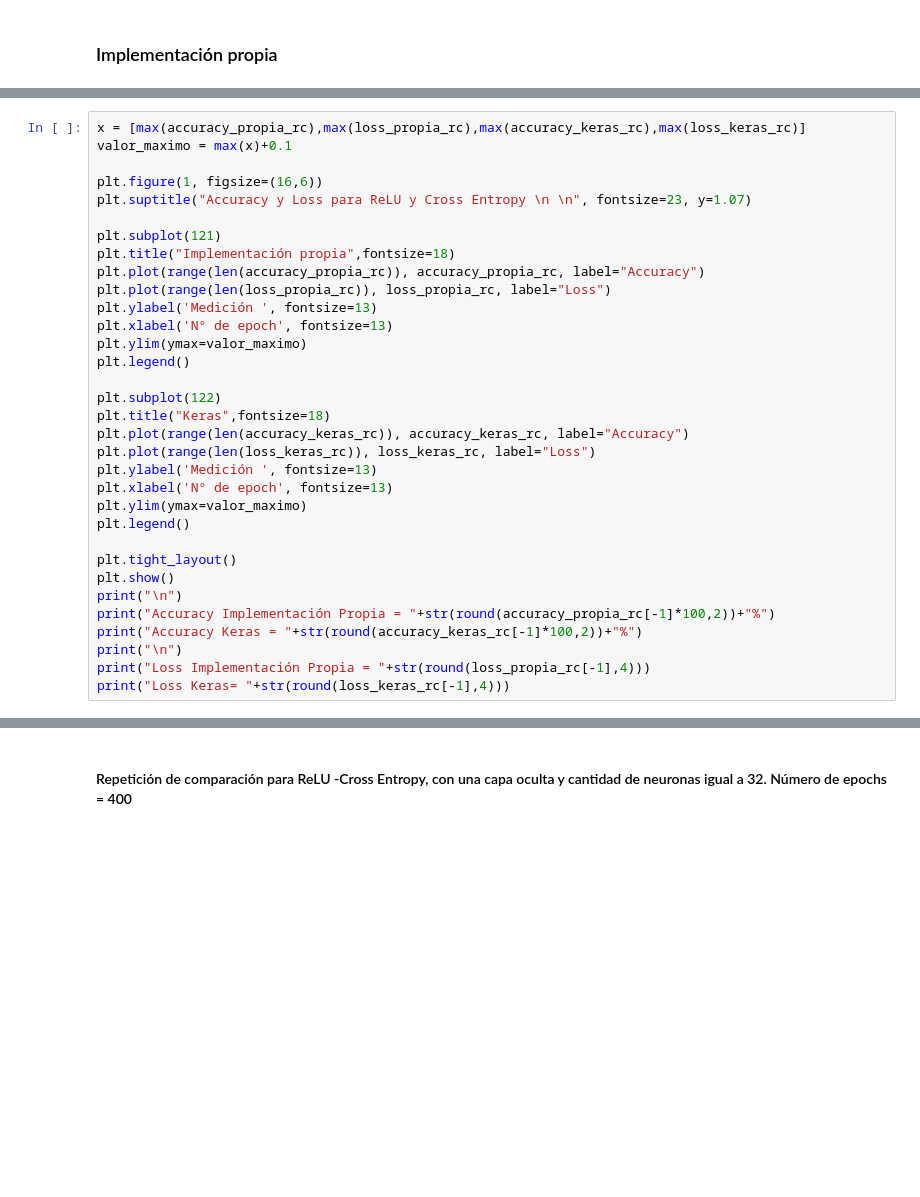
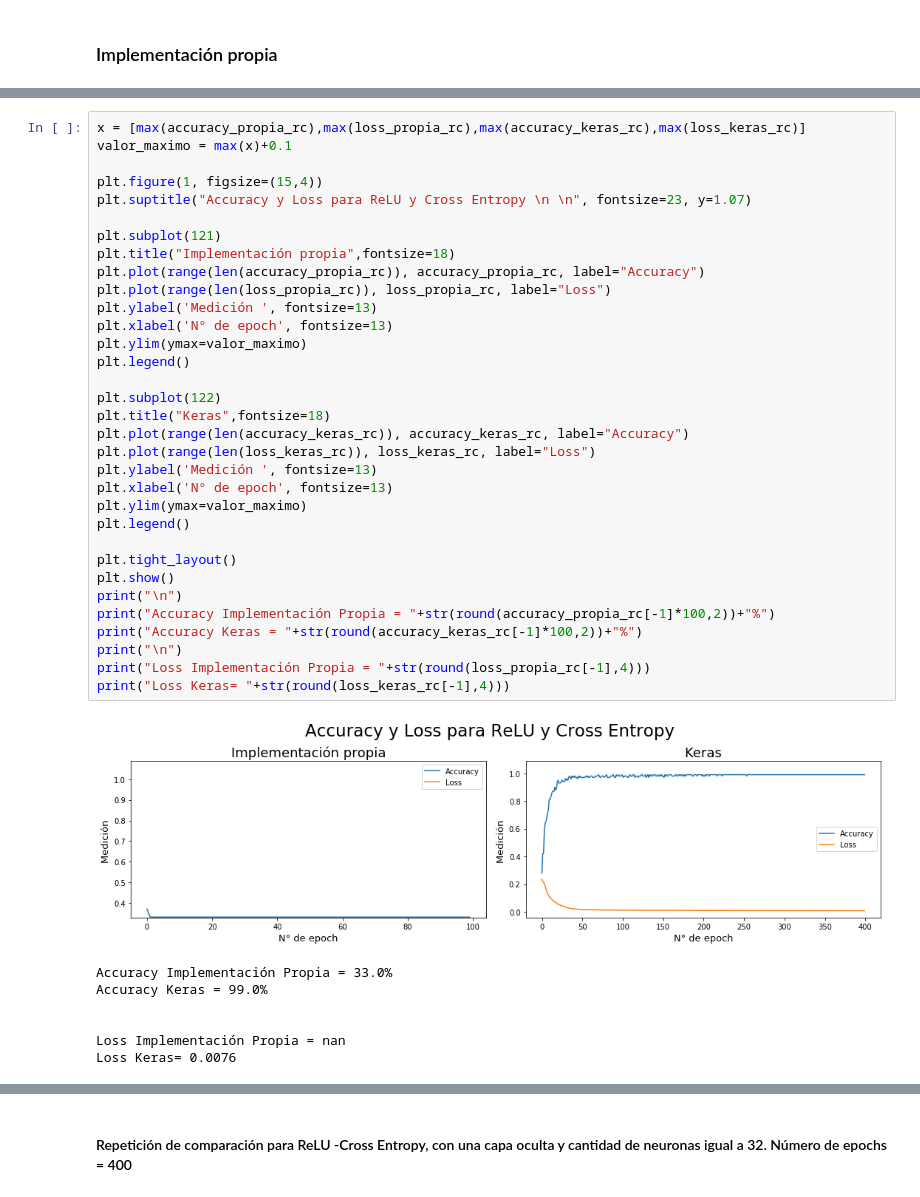
Before and after one commit to nachotp/Tarea0-INF395, a Jupyter notebook: Tarea-0-Felipe.ipynb, the cells around one changed output, grey strips where cells are left out. Cells and saved outputs as stored; diff of their text form; blank space fills up the shorter version.

```diff
--- a/Tarea-0-Felipe.ipynb
+++ b/Tarea-0-Felipe.ipynb
@@ -1259,35 +1476,43 @@ tiempo_propia_rc = nn_rc.log['tiempo']
 x = [max(accuracy_propia_rc),max(loss_propia_rc),max(accuracy_keras_rc),max(loss_keras_rc)]
 valor_maximo = max(x)+0.1
 
-plt.figure(1, figsize=(16,6))
+plt.figure(1, figsize=(15,4))
 plt.suptitle("Accuracy y Loss para ReLU y Cross Entropy \n \n", fontsize=23, y=1.07)
 
 plt.subplot(121)
 plt.title("Implementación propia",fontsize=18)
 plt.plot(range(len(accuracy_propia_rc)), accuracy_propia_rc, label="Accuracy")
 plt.plot(range(len(loss_propia_rc)), loss_propia_rc, label="Loss")
 plt.ylabel('Medición ', fontsize=13)
 plt.xlabel('N° de epoch', fontsize=13)
 plt.ylim(ymax=valor_maximo)
 plt.legend()
 
 plt.subplot(122)
 plt.title("Keras",fontsize=18)
 plt.plot(range(len(accuracy_keras_rc)), accuracy_keras_rc, label="Accuracy")
 plt.plot(range(len(loss_keras_rc)), loss_keras_rc, label="Loss")
 plt.ylabel('Medición ', fontsize=13)
 plt.xlabel('N° de epoch', fontsize=13)
 plt.ylim(ymax=valor_maximo)
 plt.legend()
 
 plt.tight_layout()
 plt.show()
 print("\n")
 print("Accuracy Implementación Propia = "+str(round(accuracy_propia_rc[-1]*100,2))+"%")
 print("Accuracy Keras = "+str(round(accuracy_keras_rc[-1]*100,2))+"%")
 print("\n")
 print("Loss Implementación Propia = "+str(round(loss_propia_rc[-1],4)))
 print("Loss Keras= "+str(round(loss_keras_rc[-1],4)))
+# %% [output]
+[figure, added]
+Accuracy Implementación Propia = 33.0%
+Accuracy Keras = 99.0%
+
+
+Loss Implementación Propia = nan
+Loss Keras= 0.0076
 # %%
 valor_maximo = max([max(tiempo_propia_rc),max(tiempos_keras_rc.logs)])
 
```
Also changed, not shown: parts of 67 cells of this notebook.
